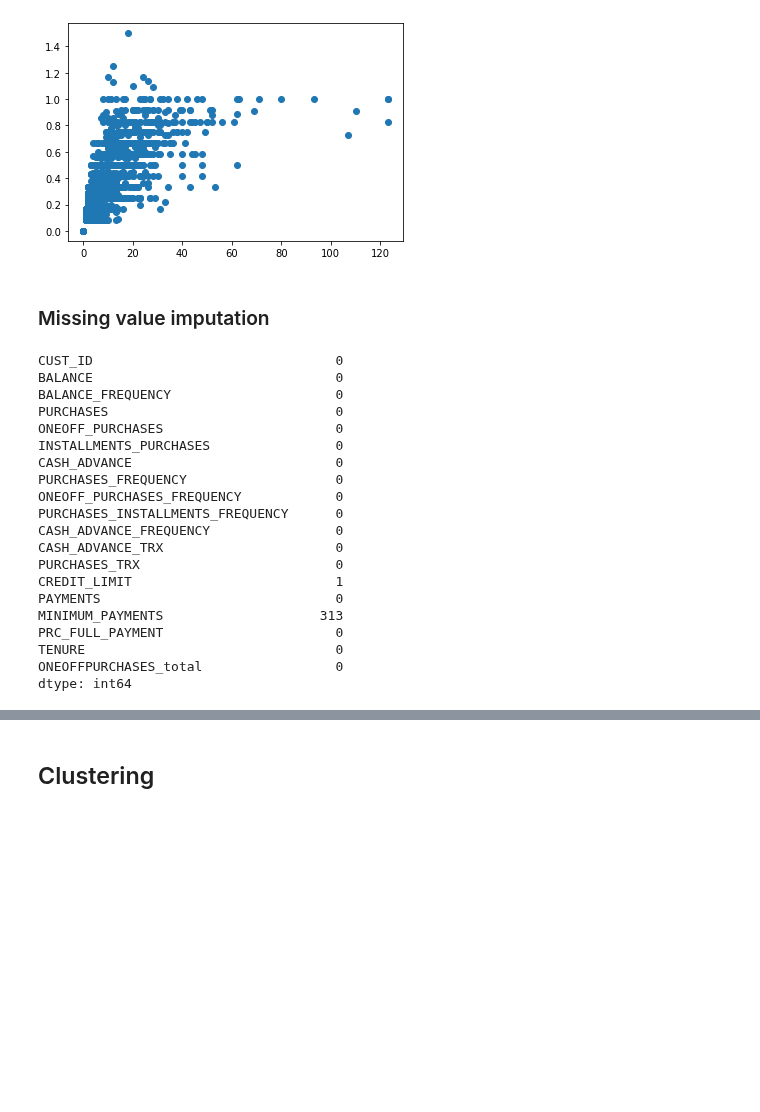
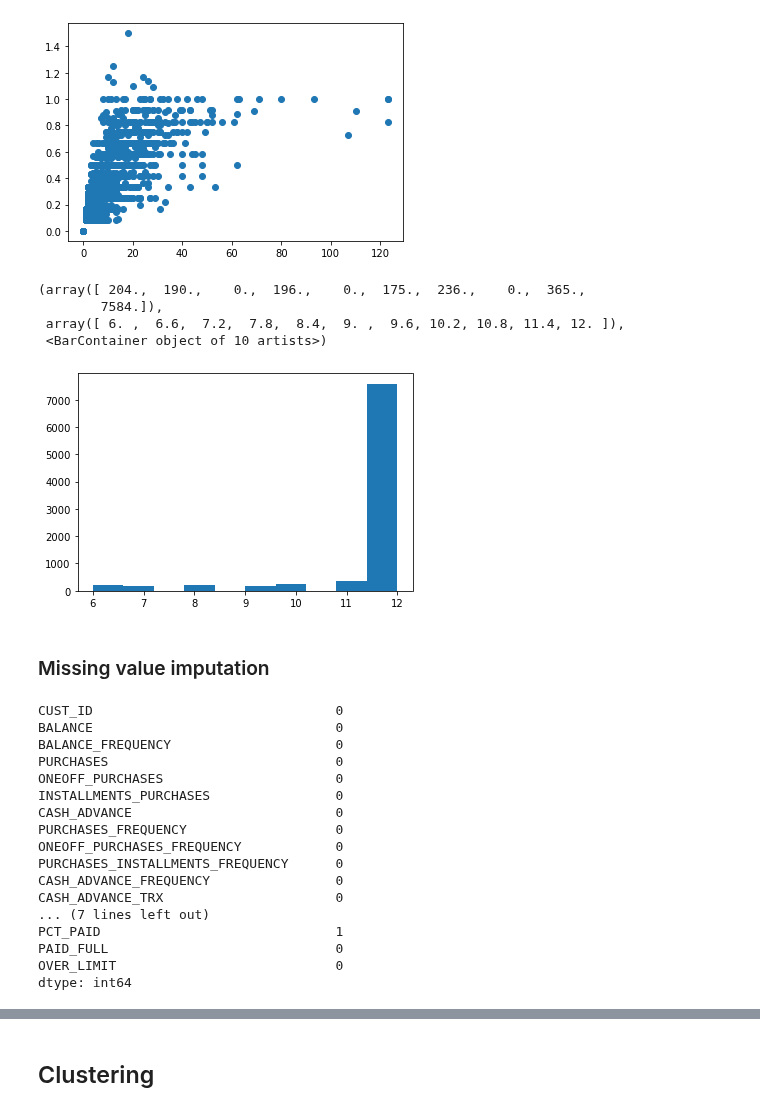
Before and after one commit to xwu0223/MBAN-6400-Project, a Jupyter notebook: cc.ipynb, the cells around one changed output, grey strips where cells are left out. Cells and saved outputs as stored; diff of their text form; code cells hidden in the pictures; blank space fills up the shorter version.

```diff
--- a/cc.ipynb
+++ b/cc.ipynb
@@ -53,8 +50,28 @@ data['ONEOFFPURCHASES_total']=data['PURCHASES']-data['INSTALLMENTS_PURCHASES']
+# %%
+data = cc_data.copy()
+data['ONEOFFPURCHASES_TOTAL']=data['PURCHASES']-data['INSTALLMENTS_PURCHASES']
+data['CREDIT_USED'] = data['PURCHASES'] + data['CASH_ADVANCE']
+data["PCT_PAID"] = data['PAYMENTS']//data['CREDIT_USED']
+data['PAID_FULL'] = data['PAYMENTS'] >= data['CREDIT_USED']
+data['OVER_LIMIT'] = data['CREDIT_USED']> (data['CREDIT_LIMIT']*6)
+# %%
+# if data["PCT_PAID"] = inf, then credit used is 0, then that user is not an active user
+data.replace([np.inf, -np.inf], np.nan, inplace=True)
+# %%
+data=data.drop(columns='PRC_FULL_PAYMENT')
 # %%
 plt.scatter(data.CASH_ADVANCE_TRX,data.CASH_ADVANCE_FREQUENCY)
 # %% [output]
 <matplotlib.collections.PathCollection at 0x...>
 [figure]
+# %%
+plt.hist(data.TENURE)
+# %% [output]
+(array([ 204.,  190.,    0.,  196.,    0.,  175.,  236.,    0.,  365.,
+        7584.]),
+ array([ 6. ,  6.6,  7.2,  7.8,  8.4,  9. ,  9.6, 10.2, 10.8, 11.4, 12. ]),
+ <BarContainer object of 10 artists>)
+[figure, added]
 # %% [markdown]
 ### Missing value imputation
 # %%
@@ -73,13 +90,10 @@ ONEOFF_PURCHASES_FREQUENCY            0
 PURCHASES_INSTALLMENTS_FREQUENCY      0
 CASH_ADVANCE_FREQUENCY                0
 CASH_ADVANCE_TRX                      0
-PURCHASES_TRX                         0
-CREDIT_LIMIT                          1
-PAYMENTS                              0
-MINIMUM_PAYMENTS                    313
-PRC_FULL_PAYMENT                      0
-TENURE                                0
-ONEOFFPURCHASES_total                 0
+... (7 lines left out)
+PCT_PAID                              1
+PAID_FULL                             0
+OVER_LIMIT                            0
 dtype: int64
 # %%
 # data information
```
Also changed, not shown: parts of 20 cells of this notebook.
